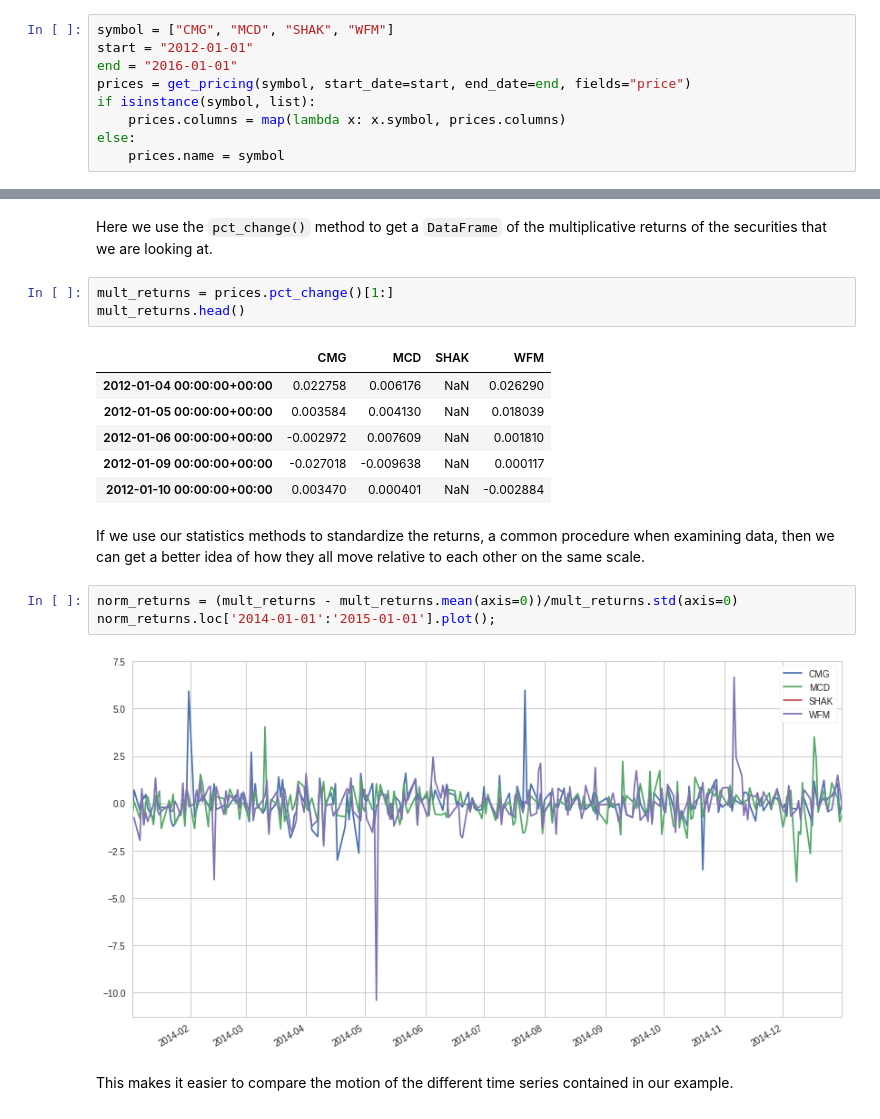
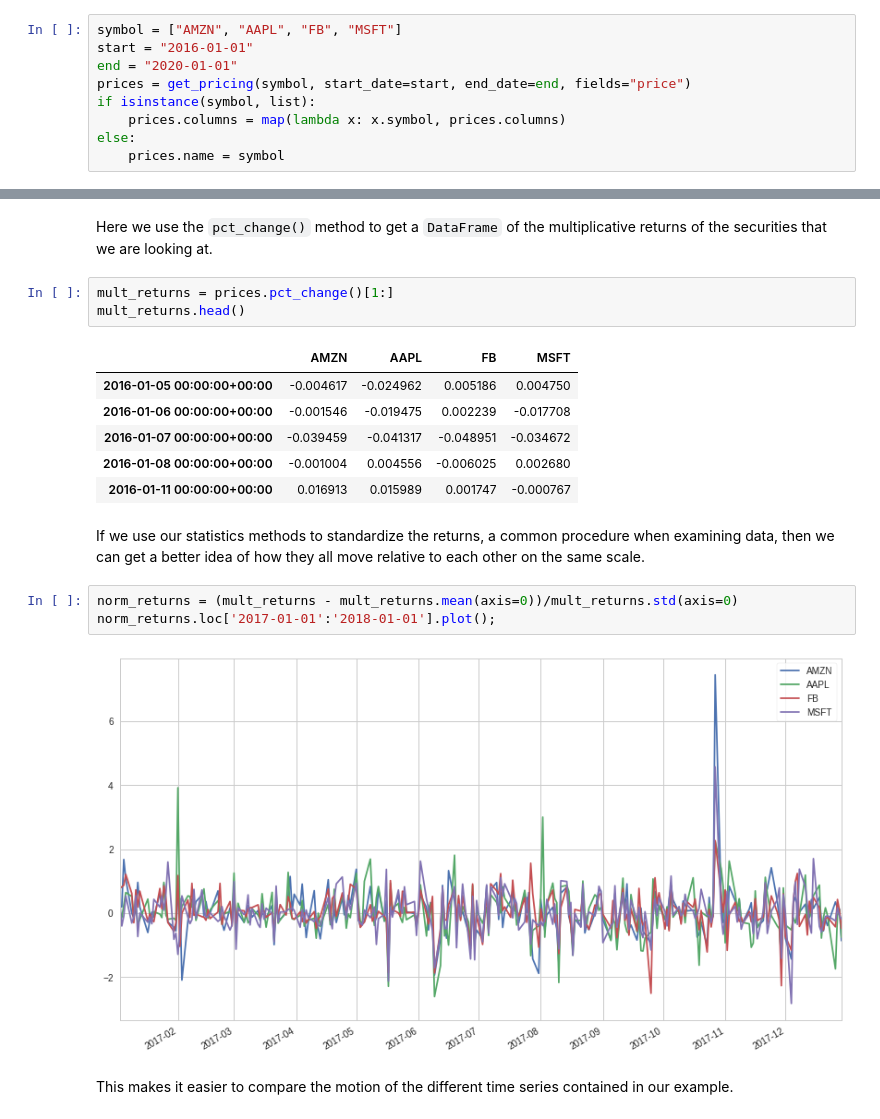
Before and after one commit to jojimenezt/AlgorithmsUN2020II, a Jupyter notebook: jojimeneztlecture4.ipynb, the cells around one changed output, grey strips where cells are left out. Saved outputs shown, nothing was run; the diff lists cells and outputs as text.

```diff
--- a/jojimeneztlecture4.ipynb
+++ b/jojimeneztlecture4.ipynb
@@ -621,9 +613,9 @@ type(numbers.values)
 
 Again we see a lot of carryover from `Series` in how we access the elements of `DataFrames`. The key sticking point here is that everything has to take into account multiple dimensions now. The main way that this happens is through the access of the columns of a `DataFrame`, either individually or in groups. We can do this either by directly accessing the attributes or by using the methods we already are familiar with.
 # %%
-symbol = ["CMG", "MCD", "SHAK", "WFM"]
-start = "2012-01-01"
-end = "2016-01-01"
+symbol = ["AMZN", "AAPL", "FB", "MSFT"]
+start = "2016-01-01"
+end = "2020-01-01"
 prices = get_pricing(symbol, start_date=start, end_date=end, fields="price")
 if isinstance(symbol, list):
     prices.columns = map(lambda x: x.symbol, prices.columns)
@@ -875,19 +865,19 @@ Here we use the `pct_change()` method to get a `DataFrame` of the multiplicative
 mult_returns = prices.pct_change()[1:]
 mult_returns.head()
 # %% [output]
-|  | CMG | MCD | SHAK | WFM |
-| 2012-01-04 00:00:00+00:00 | 0.022758 | 0.006176 | NaN | 0.026290 |
-| 2012-01-05 00:00:00+00:00 | 0.003584 | 0.004130 | NaN | 0.018039 |
-| 2012-01-06 00:00:00+00:00 | -0.002972 | 0.007609 | NaN | 0.001810 |
-| 2012-01-09 00:00:00+00:00 | -0.027018 | -0.009638 | NaN | 0.000117 |
-| 2012-01-10 00:00:00+00:00 | 0.003470 | 0.000401 | NaN | -0.002884 |
+|  | AMZN | AAPL | FB | MSFT |
+| 2016-01-05 00:00:00+00:00 | -0.004617 | -0.024962 | 0.005186 | 0.004750 |
+| 2016-01-06 00:00:00+00:00 | -0.001546 | -0.019475 | 0.002239 | -0.017708 |
+| 2016-01-07 00:00:00+00:00 | -0.039459 | -0.041317 | -0.048951 | -0.034672 |
+| 2016-01-08 00:00:00+00:00 | -0.001004 | 0.004556 | -0.006025 | 0.002680 |
+| 2016-01-11 00:00:00+00:00 | 0.016913 | 0.015989 | 0.001747 | -0.000767 |
 # %% [markdown]
 If we use our statistics methods to standardize the returns, a common procedure when examining data, then we can get a better idea of how they all move relative to each other on the same scale.
 # %%
 norm_returns = (mult_returns - mult_returns.mean(axis=0))/mult_returns.std(axis=0)
-norm_returns.loc['2014-01-01':'2015-01-01'].plot();
+norm_returns.loc['2017-01-01':'2018-01-01'].plot();
 # %% [output]
-[figure, old version]
+[figure, new version]
 # %% [markdown]
 This makes it easier to compare the motion of the different time series contained in our example.
 # %% [markdown]
```
Also changed, not shown: parts of 69 cells of this notebook, 1 other file.
